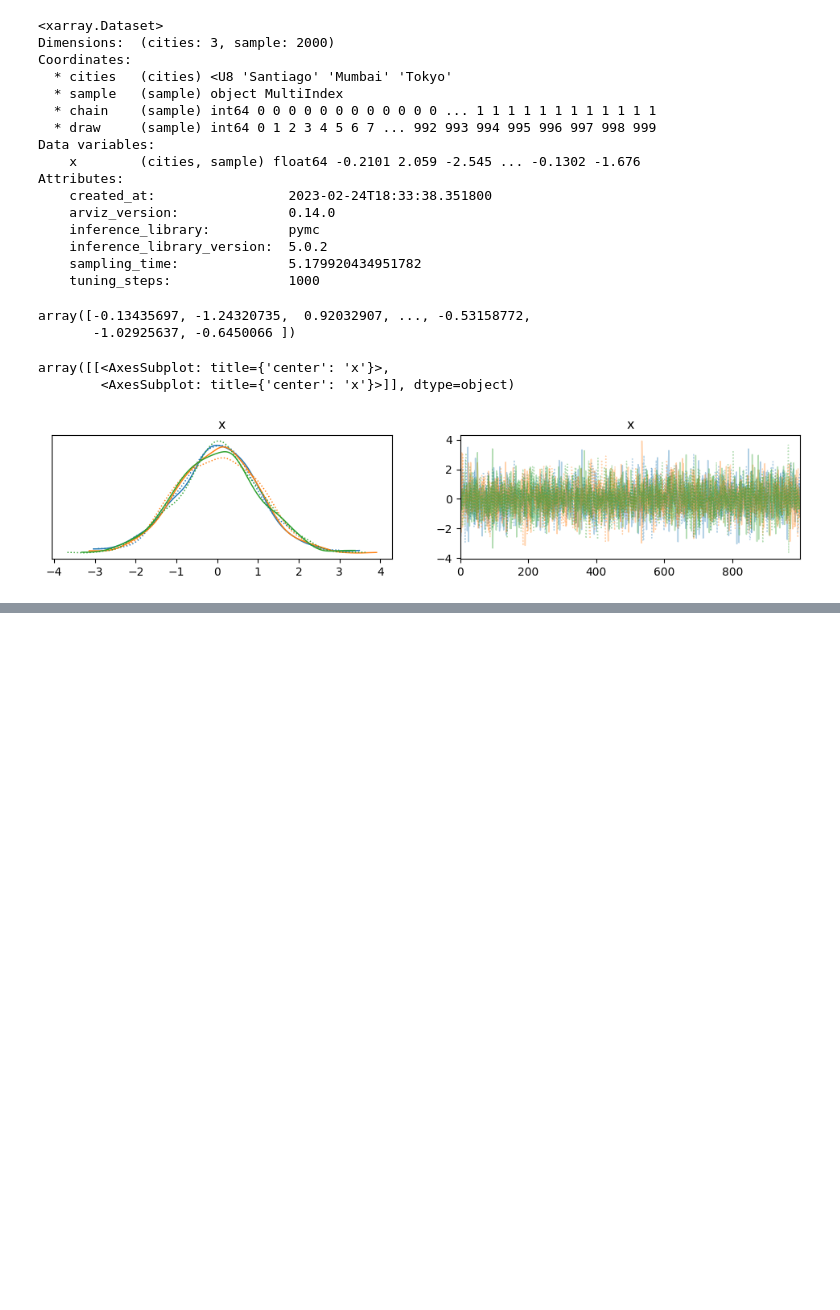
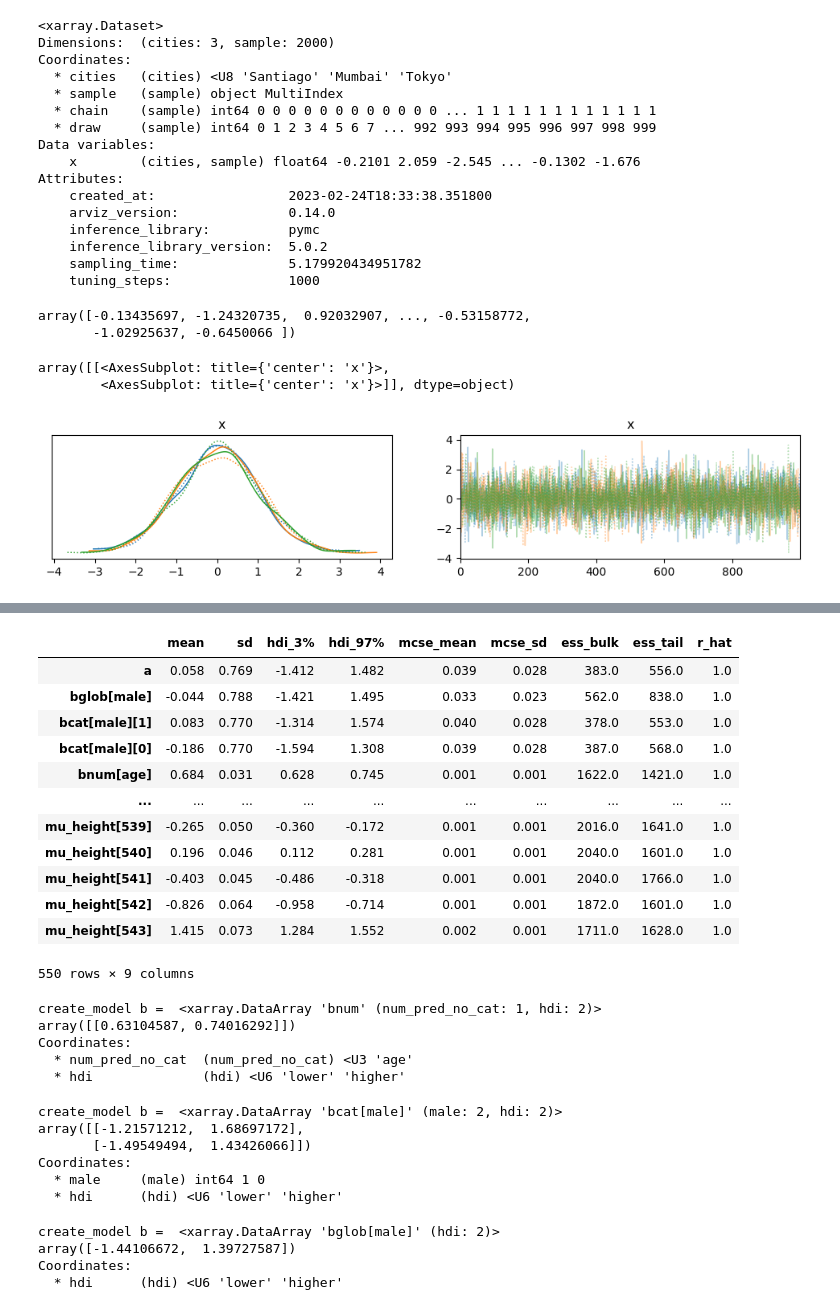
Before and after one commit to guyyos/tusha, a Jupyter notebook: notebooks/test1.ipynb, the cells around one changed output, grey strips where cells are left out. Drawn from its saved outputs; the diff is of its cells as text; code cells hidden in the pictures; blank space fills up the shorter version.

Commit message:
add categorical predictos

```diff
--- a/notebooks/test1.ipynb
+++ b/notebooks/test1.ipynb
@@ -683,0 +1114,8 @@ array([[<AxesSubplot: title={'center': 'x'}>,
+# %%
+from multivar_model_creation import calc_counterfactual_predictor
+
+
+active_predictor = 'age'
+
+calc_counterfactual_predictor(df,model,idata,target,active_predictor,categorical_predictors,numerical_predictors,
+                                      cat_num_map,categorical_predictors_vals,cat_factors)
@@ -683,0 +1197,10 @@ array([[<AxesSubplot: title={'center': 'x'}>,
+# %%
+with model:
+    for p in categorical_predictors:
+        pm.set_data({f'data_cat[{p}]': df_counterfactual[p].values})
+
+    for p in num_pred_cat:
+        pm.set_data({f'data_nc[{p}]': df_counterfactual[p].values})
+
+    pm.set_data({"data_num": df_counterfactual[num_pred_no_cat].values})
+    print(idata.constant_data)
@@ -683,0 +1225,9 @@ array([[<AxesSubplot: title={'center': 'x'}>,
+# %%
+import pymc as pm
+
+with pm.Model() as model:
+    x = pm.MutableData('x', [1., 2., 3.])
+    y = pm.MutableData('y', [1., 2., 3.])
+    beta = pm.Normal('beta', 0, 1)
+    obs = pm.Normal('obs', x * beta, 1, observed=y, shape=x.shape)
+    idata = pm.sample()
@@ -683,0 +1370,44 @@ array([[<AxesSubplot: title={'center': 'x'}>,
+# %%
+import arviz as az
+
+az.summary(idata)
+# print(f"create_model a =  {az.hdi(idata)['a']}")
+# print(f"create_model b =  {az.hdi(idata)['b']}")
+# %% [output]
+|  | mean | sd | hdi_3% | hdi_97% | mcse_mean | mcse_sd | ess_bulk | ess_tail | r_hat |
+| a | 0.058 | 0.769 | -1.412 | 1.482 | 0.039 | 0.028 | 383.0 | 556.0 | 1.0 |
+| bglob[male] | -0.044 | 0.788 | -1.421 | 1.495 | 0.033 | 0.023 | 562.0 | 838.0 | 1.0 |
+| bcat[male][1] | 0.083 | 0.770 | -1.314 | 1.574 | 0.040 | 0.028 | 378.0 | 553.0 | 1.0 |
+| bcat[male][0] | -0.186 | 0.770 | -1.594 | 1.308 | 0.039 | 0.028 | 387.0 | 568.0 | 1.0 |
+| bnum[age] | 0.684 | 0.031 | 0.628 | 0.745 | 0.001 | 0.001 | 1622.0 | 1421.0 | 1.0 |
+| ... | ... | ... | ... | ... | ... | ... | ... | ... | ... |
+| mu_height[539] | -0.265 | 0.050 | -0.360 | -0.172 | 0.001 | 0.001 | 2016.0 | 1641.0 | 1.0 |
+| mu_height[540] | 0.196 | 0.046 | 0.112 | 0.281 | 0.001 | 0.001 | 2040.0 | 1601.0 | 1.0 |
+| mu_height[541] | -0.403 | 0.045 | -0.486 | -0.318 | 0.001 | 0.001 | 2040.0 | 1766.0 | 1.0 |
+| mu_height[542] | -0.826 | 0.064 | -0.958 | -0.714 | 0.001 | 0.001 | 1872.0 | 1601.0 | 1.0 |
+| mu_height[543] | 1.415 | 0.073 | 1.284 | 1.552 | 0.002 | 0.001 | 1711.0 | 1628.0 | 1.0 |
+550 rows × 9 columns
+# %%
+print(f"create_model b =  {az.hdi(idata)['bnum']}")
+# %% [output]
+create_model b =  <xarray.DataArray 'bnum' (num_pred_no_cat: 1, hdi: 2)>
+array([[0.63104587, 0.74016292]])
+Coordinates:
+  * num_pred_no_cat  (num_pred_no_cat) <U3 'age'
+  * hdi              (hdi) <U6 'lower' 'higher'
+# %%
+print(f"create_model b =  {az.hdi(idata)['bcat[male]']}")
+# %% [output]
+create_model b =  <xarray.DataArray 'bcat[male]' (male: 2, hdi: 2)>
+array([[-1.21571212,  1.68697172],
+       [-1.49549494,  1.43426066]])
+Coordinates:
+  * male     (male) int64 1 0
+  * hdi      (hdi) <U6 'lower' 'higher'
+# %%
+print(f"create_model b =  {az.hdi(idata)['bglob[male]']}")
+# %% [output]
+create_model b =  <xarray.DataArray 'bglob[male]' (hdi: 2)>
+array([-1.44106672,  1.39727587])
+Coordinates:
+  * hdi      (hdi) <U6 'lower' 'higher'
```
Also changed, not shown: parts of 58 cells of this notebook, 2 other files.
